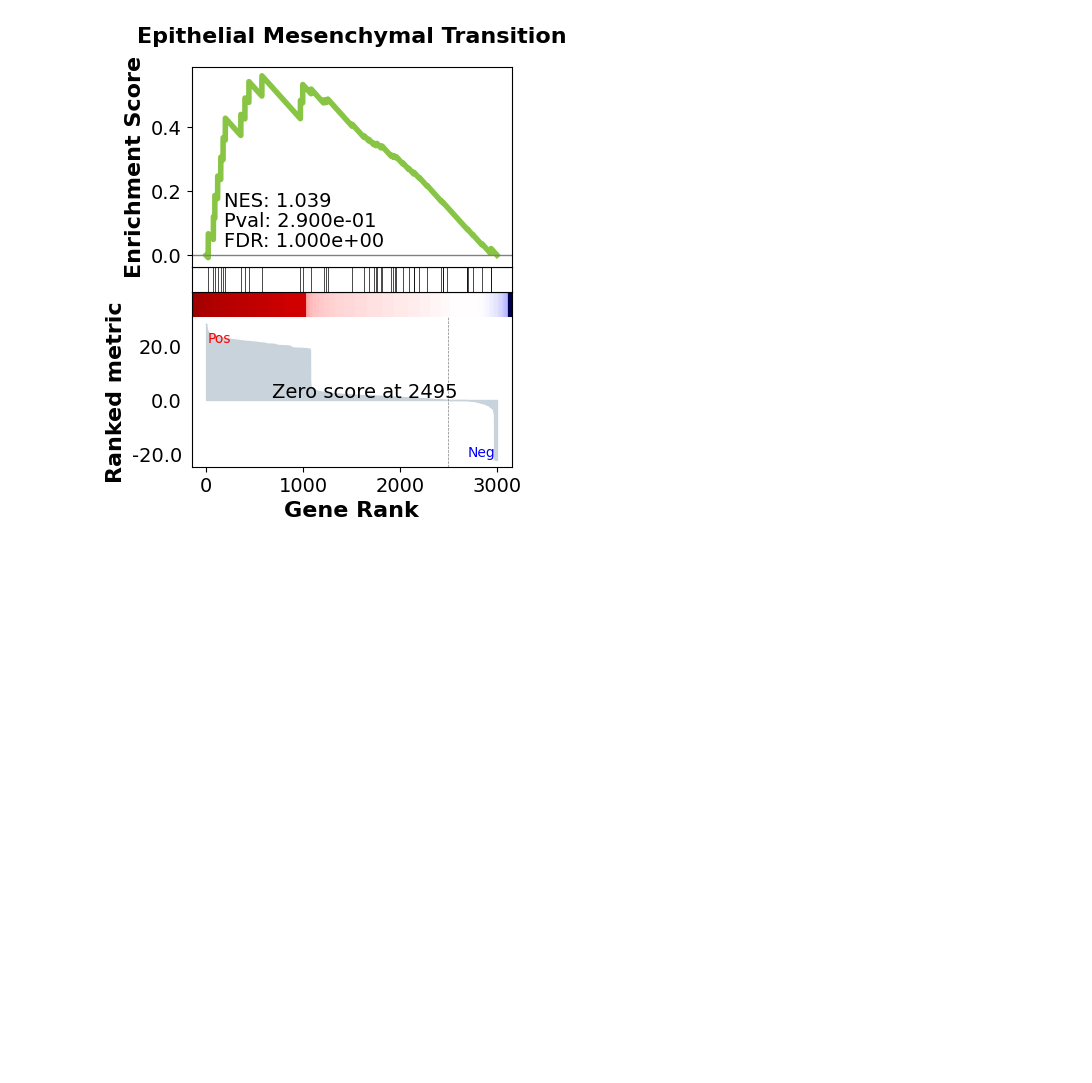
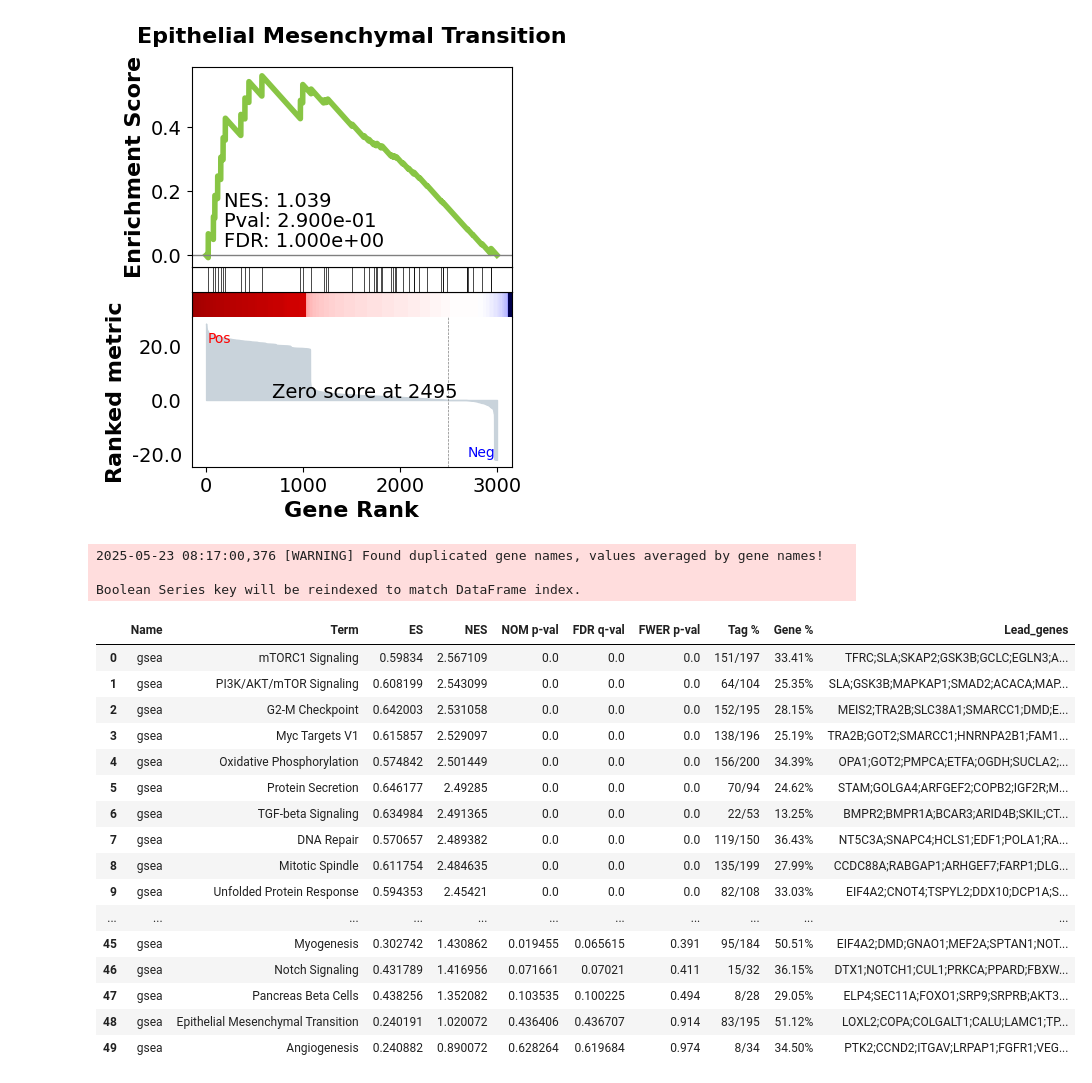
Before and after one commit to preet2706/Benchmarking, a Jupyter notebook: gsea.ipynb, the cells around one changed output. Saved outputs shown, nothing was run; the diff lists cells and outputs as text; code cells hidden in the pictures; blank space fills up the shorter version.

```diff
--- a/working_notebook.ipynb
+++ b/gsea.ipynb
@@ -313,0 +285,35 @@ gs_res.plot(terms=terms[1])
+# %%
+gsea_result = gp.gsea(
+    data=expr_df,
+    gene_sets='MSigDB_Hallmark_2020',  # dict or path to .gmt
+    cls=phenotypes,                # Array of class labels
+    permutation_num=1000,
+    method='signal_to_noise',      # or 't_test', 'log2_ratio_of_classes'
+    outdir=None,          # Change or set to None
+    no_plot=False,                  # Disable plots if not needed
+    seed=42
+)
+# %% [output]
+2025-05-23 08:17:00,376 [WARNING] Found duplicated gene names, values averaged by gene names!
+
+Boolean Series key will be reindexed to match DataFrame index.
+# %%
+gsea_result.res2d
+# %% [output]
+|  | Name | Term | ES | NES | NOM p-val | FDR q-val | FWER p-val | Tag % | Gene % | Lead_genes |
+| 0 | gsea | mTORC1 Signaling | 0.59834 | 2.567109 | 0.0 | 0.0 | 0.0 | 151/197 | 33.41% | TFRC;SLA;SKAP2;GSK3B;GCLC;EGLN3;A... |
+| 1 | gsea | PI3K/AKT/mTOR Signaling | 0.608199 | 2.543099 | 0.0 | 0.0 | 0.0 | 64/104 | 25.35% | SLA;GSK3B;MAPKAP1;SMAD2;ACACA;MAP... |
+| 2 | gsea | G2-M Checkpoint | 0.642003 | 2.531058 | 0.0 | 0.0 | 0.0 | 152/195 | 28.15% | MEIS2;TRA2B;SLC38A1;SMARCC1;DMD;E... |
+| 3 | gsea | Myc Targets V1 | 0.615857 | 2.529097 | 0.0 | 0.0 | 0.0 | 138/196 | 25.19% | TRA2B;GOT2;SMARCC1;HNRNPA2B1;FAM1... |
+| 4 | gsea | Oxidative Phosphorylation | 0.574842 | 2.501449 | 0.0 | 0.0 | 0.0 | 156/200 | 34.39% | OPA1;GOT2;PMPCA;ETFA;OGDH;SUCLA2;... |
+| 5 | gsea | Protein Secretion | 0.646177 | 2.49285 | 0.0 | 0.0 | 0.0 | 70/94 | 24.62% | STAM;GOLGA4;ARFGEF2;COPB2;IGF2R;M... |
+| 6 | gsea | TGF-beta Signaling | 0.634984 | 2.491365 | 0.0 | 0.0 | 0.0 | 22/53 | 13.25% | BMPR2;BMPR1A;BCAR3;ARID4B;SKIL;CT... |
+| 7 | gsea | DNA Repair | 0.570657 | 2.489382 | 0.0 | 0.0 | 0.0 | 119/150 | 36.43% | NT5C3A;SNAPC4;HCLS1;EDF1;POLA1;RA... |
+| 8 | gsea | Mitotic Spindle | 0.611754 | 2.484635 | 0.0 | 0.0 | 0.0 | 135/199 | 27.99% | CCDC88A;RABGAP1;ARHGEF7;FARP1;DLG... |
+| 9 | gsea | Unfolded Protein Response | 0.594353 | 2.45421 | 0.0 | 0.0 | 0.0 | 82/108 | 33.03% | EIF4A2;CNOT4;TSPYL2;DDX10;DCP1A;S... |
+| ... | ... | ... | ... | ... | ... | ... | ... | ... | ... | ... |
+| 45 | gsea | Myogenesis | 0.302742 | 1.430862 | 0.019455 | 0.065615 | 0.391 | 95/184 | 50.51% | EIF4A2;DMD;GNAO1;MEF2A;SPTAN1;NOT... |
+| 46 | gsea | Notch Signaling | 0.431789 | 1.416956 | 0.071661 | 0.07021 | 0.411 | 15/32 | 36.15% | DTX1;NOTCH1;CUL1;PRKCA;PPARD;FBXW... |
+| 47 | gsea | Pancreas Beta Cells | 0.438256 | 1.352082 | 0.103535 | 0.100225 | 0.494 | 8/28 | 29.05% | ELP4;SEC11A;FOXO1;SRP9;SRPRB;AKT3... |
+| 48 | gsea | Epithelial Mesenchymal Transition | 0.240191 | 1.020072 | 0.436406 | 0.436707 | 0.914 | 83/195 | 51.12% | LOXL2;COPA;COLGALT1;CALU;LAMC1;TP... |
+| 49 | gsea | Angiogenesis | 0.240882 | 0.890072 | 0.628264 | 0.619684 | 0.974 | 8/34 | 34.50% | PTK2;CCND2;ITGAV;LRPAP1;FGFR1;VEG... |
```
Also changed, not shown: parts of 37 cells of this notebook, 2 other files.
